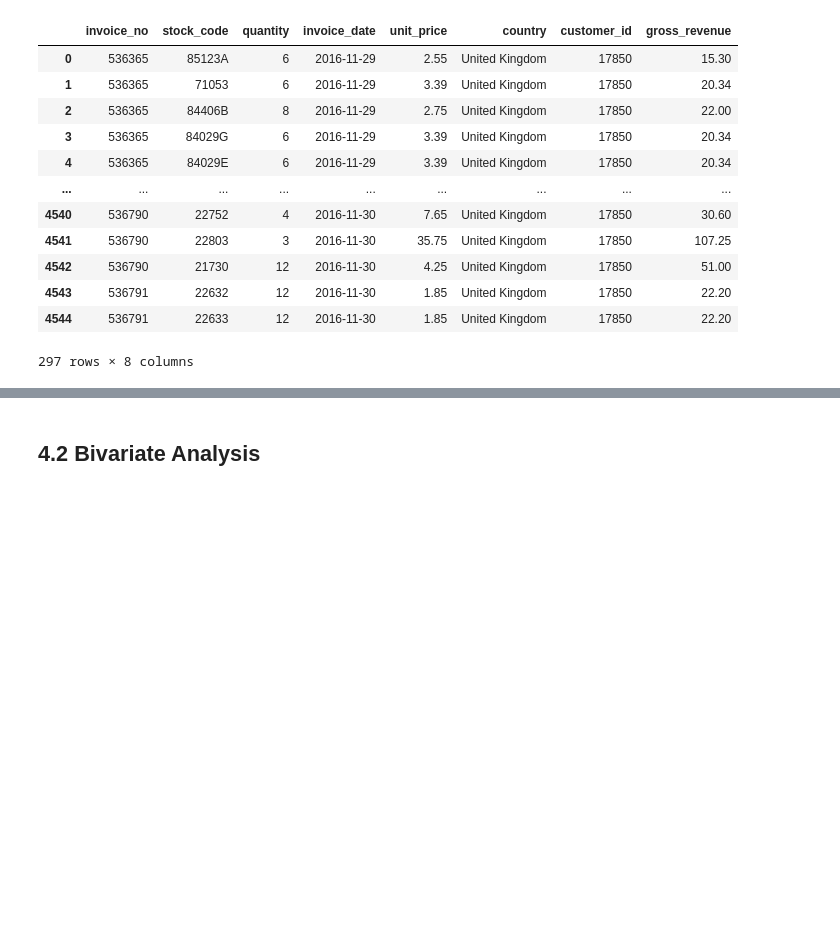
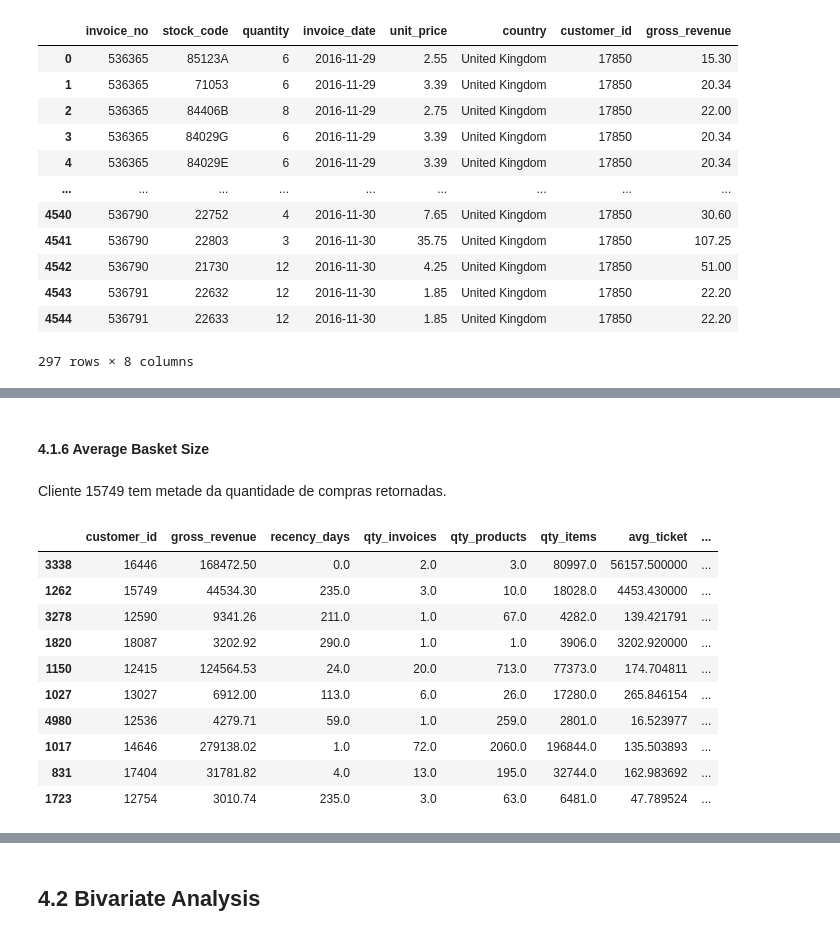
Before and after one commit to matheusventurads/loyalty-clustering-programm, a Jupyter notebook: notebooks/c05-mv-exploratory-dta-analsysis.ipynb, the cells around one changed output, grey strips where cells are left out. Cells and saved outputs as stored; diff of their text form; code cells hidden in the pictures; blank space fills up the shorter version.

```diff
--- a/notebooks/c05-mv-exploratory-dta-analsysis.ipynb
+++ b/notebooks/c05-mv-exploratory-dta-analsysis.ipynb
@@ -789,0 +817,18 @@ df2_purchases[df2_purchases['customer_id'] == 17850]
+# %% [markdown]
+#### 4.1.6 Average Basket Size
+# %% [markdown]
+Cliente 15749 tem metade da quantidade de compras retornadas.
+# %%
+df4.sort_values('avg_basket_size', ascending=False).head(10)
+# %% [output]
+|  | customer_id | gross_revenue | recency_days | qty_invoices | qty_products | qty_items | avg_ticket | ... |
+| 3338 | 16446 | 168472.50 | 0.0 | 2.0 | 3.0 | 80997.0 | 56157.500000 | ... |
+| 1262 | 15749 | 44534.30 | 235.0 | 3.0 | 10.0 | 18028.0 | 4453.430000 | ... |
+| 3278 | 12590 | 9341.26 | 211.0 | 1.0 | 67.0 | 4282.0 | 139.421791 | ... |
+| 1820 | 18087 | 3202.92 | 290.0 | 1.0 | 1.0 | 3906.0 | 3202.920000 | ... |
+| 1150 | 12415 | 124564.53 | 24.0 | 20.0 | 713.0 | 77373.0 | 174.704811 | ... |
+| 1027 | 13027 | 6912.00 | 113.0 | 6.0 | 26.0 | 17280.0 | 265.846154 | ... |
+| 4980 | 12536 | 4279.71 | 59.0 | 1.0 | 259.0 | 2801.0 | 16.523977 | ... |
+| 1017 | 14646 | 279138.02 | 1.0 | 72.0 | 2060.0 | 196844.0 | 135.503893 | ... |
+| 831 | 17404 | 31781.82 | 4.0 | 13.0 | 195.0 | 32744.0 | 162.983692 | ... |
+| 1723 | 12754 | 3010.74 | 235.0 | 3.0 | 63.0 | 6481.0 | 47.789524 | ... |
```
Also changed, not shown: parts of 17 cells of this notebook, 3 other files.
